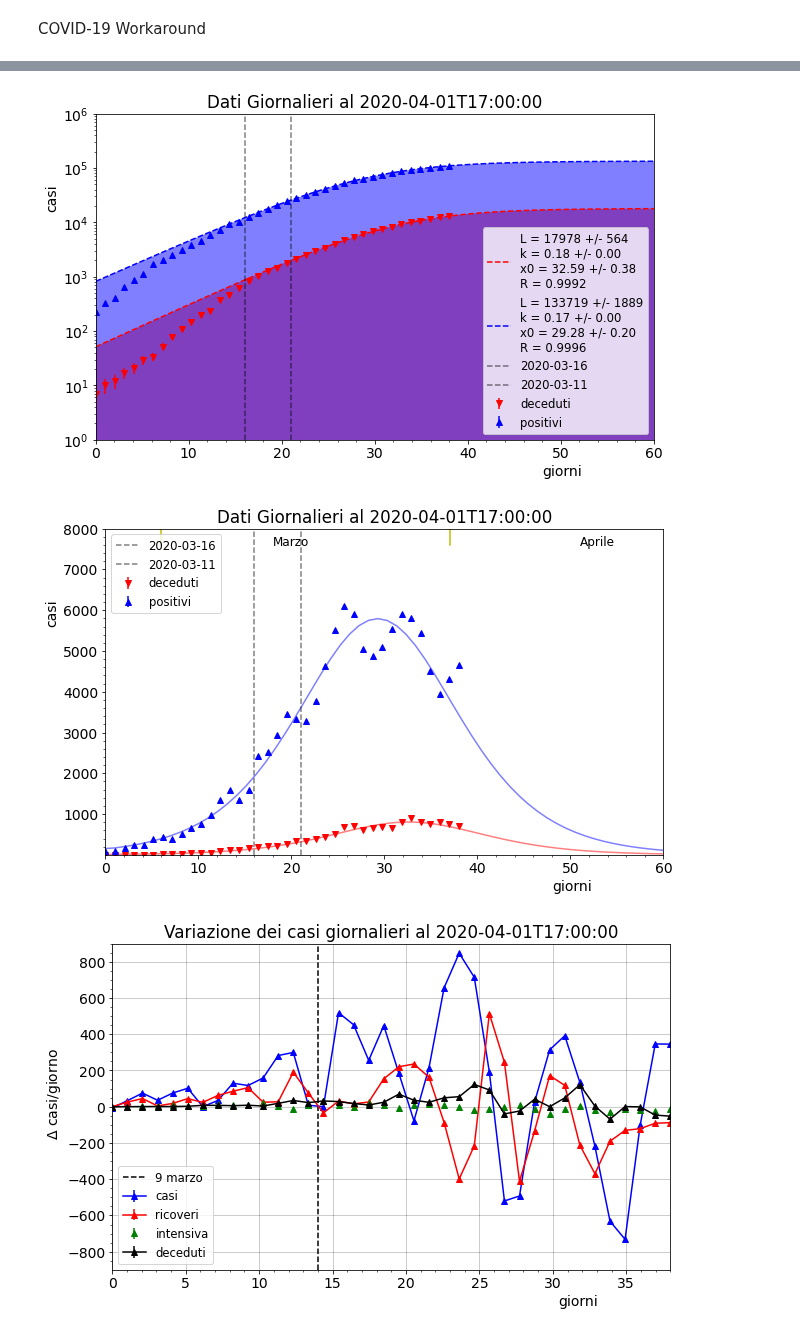
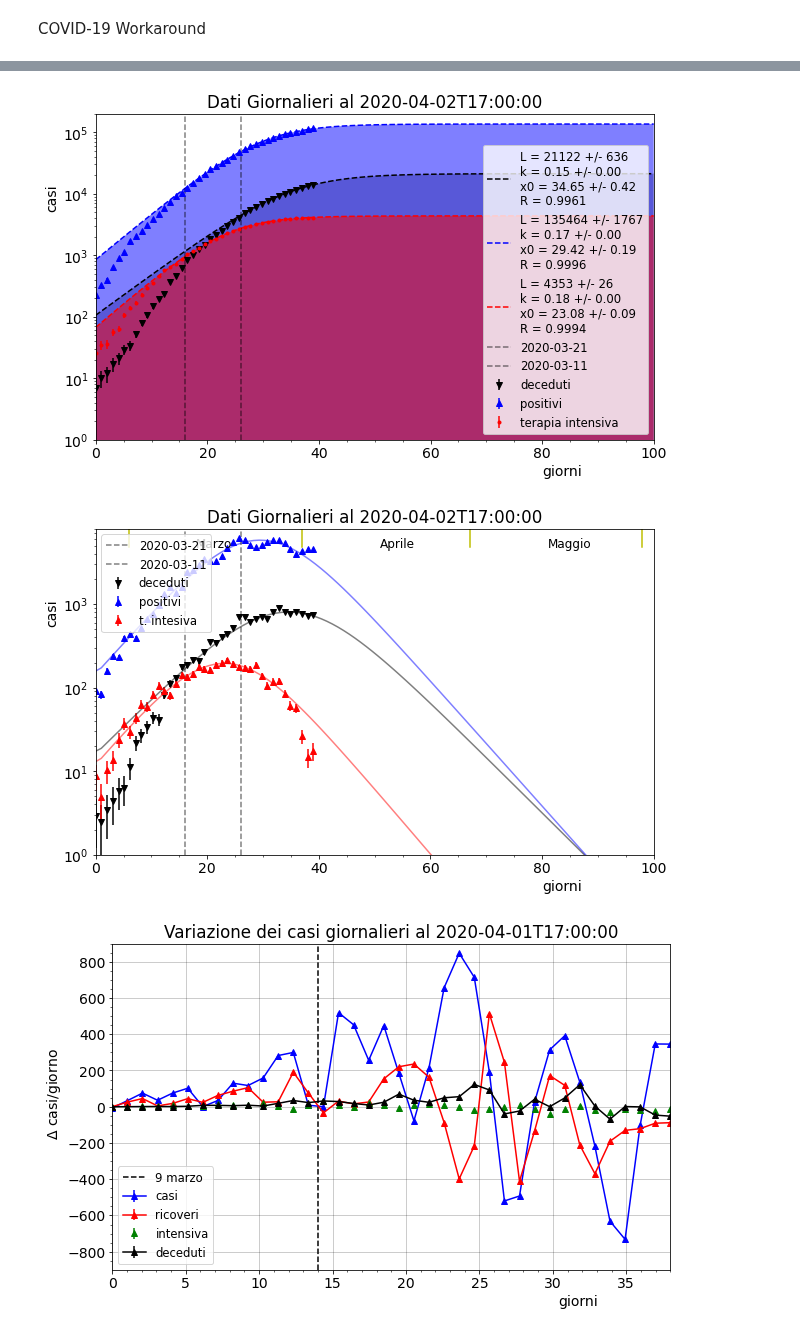
Before and after one commit to lorenzopaolucci/studenti, a Jupyter notebook: covid19.ipynb, the cells around one changed output, grey strips where cells are left out. Saved outputs shown, nothing was run; the diff lists cells and outputs as text; code cells hidden in the pictures.

```diff
--- a/covid19.ipynb
+++ b/covid19.ipynb
@@ -250,28 +250,40 @@ plt.show()
 # %%
 T_days =  len(df)
 x = np.linspace(0, T_days, T_days)
-fit_cut_l = 21
+fit_cut_l = 26
 fit_cut_lc = 16
 fit_cut_g = 0
 
 fig, ax = plt.subplots(figsize=(10,6))
 
+y_int_IT = df['deceduti']
 y2_int_IT = df['totale_casi']
-y_int_IT = df['deceduti']
+
+y3_int_IT = df['terapia_intensiva']
 err_IT = np.sqrt(y_int_IT)
 err2_IT = np.sqrt(y2_int_IT)
+err3_IT = np.sqrt(y3_int_IT)
 
-ax.errorbar(x, y_int_IT, yerr=err_IT, fmt='rv', label='deceduti')
+ax.errorbar(x, y_int_IT, yerr=err_IT, fmt='kv', label='deceduti')
 ax.errorbar(x, y2_int_IT, yerr=err2_IT, fmt='b^', label='positivi')
+ax.errorbar(x, y3_int_IT, yerr=err3_IT, fmt='r.', label='terapia intensiva')
+
 
 popt_l_i,pcov_l_i = curve_fit(Logistic,x[x>fit_cut_l], y_int_IT[x>fit_cut_l],
                               p0=[10000.,0.5, 20.], sigma=err_IT[x>fit_cut_l])
 perr_l_i = np.sqrt(np.diag(pcov_l_i))
+
 popt_l_ic,pcov_l_ic = curve_fit(Logistic,x[x>fit_cut_lc], y2_int_IT[x>fit_cut_lc],
                                 p0=[100000.,0.5, 20.], sigma=err2_IT[x>fit_cut_lc])
 perr_l_ic = np.sqrt(np.diag(pcov_l_ic))
-r2_l_i=r2_score(df['deceduti'], Logistic(x, *popt_l_i))
-r2_l_ic=r2_score(df['totale_casi'], Logistic(x, *popt_l_ic))
+
+popt_l_it,pcov_l_it = curve_fit(Logistic,x[x>fit_cut_lc], y3_int_IT[x>fit_cut_lc],
+                                p0=[1000.,0.5, 20.], sigma=err3_IT[x>fit_cut_lc])
+perr_l_it = np.sqrt(np.diag(pcov_l_it))
+
+r2_l_i=r2_score(y_int_IT, Logistic(x, *popt_l_i))
+r2_l_ic=r2_score(y2_int_IT, Logistic(x, *popt_l_ic))
+r2_l_it=r2_score(y3_int_IT , Logistic(x, *popt_l_it))
 
 #popt_g_i,pcov_g_i = curve_fit(Gompertz,x[x>fit_cut_g], y_int_IT[x>fit_cut_g], p0=[10000.,10., -0.04])
 #perr_g_i = np.sqrt(np.diag(pcov_g_i))
@@ -280,23 +292,29 @@ x = np.linspace(0, 100, 100)
 
 # ax.plot(x, Gompertz(x, *popt_g_i), 'b--', label='a = {0:.2f} +/- {1:.2f}\nb = {2:.2f} +/- {3:.2f} \
 # \nc = {4:.2f} +/- {5:.2f}'.format(popt_g_i[0], perr_g_i[0], popt_g_i[1], perr_g_i[1], popt_g_i[2], perr_g_i[2]))
-ax.plot(x, Logistic(x, *popt_l_i), 'r--', label='L = {0:.0f} +/- {1:.0f}\nk = {2:.2f} +/- {3:.2f} \
+ax.plot(x, Logistic(x, *popt_l_i), 'k--', label='L = {0:.0f} +/- {1:.0f}\nk = {2:.2f} +/- {3:.2f} \
 \nx0 = {4:.2f} +/- {5:.2f}\nR = {6:.4f}'.format(popt_l_i[0], perr_l_i[0], popt_l_i[1], perr_l_i[1],
                                                 popt_l_i[2], perr_l_i[2], r2_l_i))
-ax.fill_between(x, 0, Logistic(x, *popt_l_i), facecolor='red', alpha=0.5)
+ax.fill_between(x, 0, Logistic(x, *popt_l_i), facecolor='black', alpha=0.3)
+
 ax.plot(x, Logistic(x, *popt_l_ic), 'b--', label='L = {0:.0f} +/- {1:.0f}\nk = {2:.2f} +/- {3:.2f} \
 \nx0 = {4:.2f} +/- {5:.2f}\nR = {6:.4f}'.format(popt_l_ic[0], perr_l_ic[0], popt_l_ic[1], perr_l_ic[1],
                                                 popt_l_ic[2], perr_l_ic[2], r2_l_ic))
 ax.fill_between(x, 0, Logistic(x, *popt_l_ic), facecolor='blue', alpha=0.5)
 
+ax.plot(x, Logistic(x, *popt_l_it), 'r--', label='L = {0:.0f} +/- {1:.0f}\nk = {2:.2f} +/- {3:.2f} \
+\nx0 = {4:.2f} +/- {5:.2f}\nR = {6:.4f}'.format(popt_l_it[0], perr_l_it[0], popt_l_it[1], perr_l_it[1],
+                                                popt_l_it[2], perr_l_it[2], r2_l_it))
+ax.fill_between(x, 0, Logistic(x, *popt_l_it), facecolor='red', alpha=0.5)
+
 ax.axvline(fit_cut_l, color='black', linestyle='--', label='{:s}'.format(df.iloc[fit_cut_l, 0][0:10]), alpha=0.5)
 ax.axvline(fit_cut_lc, color='black', linestyle='--', label='{:s}'.format(df.iloc[fit_cut_lc, 0][0:10]), alpha=0.5)
 
 
-ymax = 1000000
+ymax = 200000
 yptxt = ymax - ymax*0.05
 ax.set_ylim(1,ymax)
-ax.set_xlim(0,60)
+ax.set_xlim(0,100)
 
 ax.set_title('Dati Giornalieri al '+str(np.array(df['data'])[-1]))
 ax.set_xlabel('giorni', horizontalalignment = 'left', x=0.8)
@@ -308,47 +326,52 @@ plt.show()
 
 fig, ax = plt.subplots(figsize=(10,6))
 x = np.linspace(0, T_days, T_days)
-err_IT = np.sqrt(np.gradient(df['deceduti'],x))
-err2_IT = np.sqrt(np.gradient(df['totale_casi'],x))
-ax.errorbar(x, np.gradient(df['deceduti'],x), yerr=err_IT, fmt='rv', label='deceduti')
+err_IT = np.sqrt(np.gradient(y_int_IT,x))
+err2_IT = np.sqrt(np.gradient(y2_int_IT,x))
+err3_IT = np.sqrt(np.gradient(y3_int_IT,x))
+ax.errorbar(x, np.gradient(y_int_IT,x), yerr=err_IT, fmt='kv', label='deceduti')
 
-ax.errorbar(x, np.gradient(df['totale_casi'],x), yerr=err_IT, fmt='b^', label='positivi')
+ax.errorbar(x, np.gradient(y2_int_IT,x), yerr=err2_IT, fmt='b^', label='positivi')
+
+ax.errorbar(x, np.gradient(y3_int_IT,x), yerr=err3_IT, fmt='r^', label='t. intesiva')
+
 
 
 
 x = np.linspace(0, 100, 100)
 # ax.plot(x, np.gradient(Gompertz(x, *popt_g_i),x), 'b-', label='Gompertz-IT', alpha=0.5)
 # ax.fill_between(x, 0, np.gradient(Gompertz(x, *popt_g_i),x), facecolor='blue', alpha=0.5)
-ax.plot(x, np.gradient(Logistic(x, *popt_l_i), x), 'r-', alpha=0.5)
+ax.plot(x, np.gradient(Logistic(x, *popt_l_i), x), 'k-', alpha=0.5)
 #ax.fill_between(x, 0, np.gradient(Logistic(x, *popt_l_i),x), facecolor='red', alpha=0.5)
 ax.plot(x, np.gradient(Logistic(x, *popt_l_ic), x), 'b-', alpha=0.5)
+ax.plot(x, np.gradient(Logistic(x, *popt_l_it), x), 'r-', alpha=0.5)
 #ax.fill_between(x, 0, np.gradient(Logistic(x, *popt_l_ic),x), facecolor='blue', alpha=0.5)
 
 ymax = 8000
-yptxt = ymax - ymax*0.05
+yptxt = ymax - ymax*0.40
 ax.set_ylim(1,ymax)
-ax.set_xlim(0,60)
+ax.set_xlim(0,100)
 ax.plot([6,6], [yptxt,ymax], 'y-')
 ax.plot([6+31,6+31], [yptxt,ymax], 'y-')
 ax.plot([6+31+30,6+31+30], [yptxt,ymax], 'y-')
 ax.plot([6+31+30+31,6+31+30+31], [yptxt,ymax], 'y-')
 ax.text(6+12, yptxt, 'Marzo', fontsize=12)
 ax.text(6+45, yptxt, 'Aprile', fontsize=12)
-#ax.text(6+75, yptxt, 'Maggio', fontsize=12)
+ax.text(6+75, yptxt, 'Maggio', fontsize=12)
 ax.axvline(fit_cut_l, color='black', linestyle='--', label='{:s}'.format(df.iloc[fit_cut_l, 0][0:10]), alpha=0.5)
 ax.axvline(fit_cut_lc, color='black', linestyle='--', label='{:s}'.format(df.iloc[fit_cut_lc, 0][0:10]), alpha=0.5)
 
 ax.set_title('Dati Giornalieri al '+str(np.array(df['data'])[-1]))
 ax.set_xlabel('giorni', horizontalalignment = 'left', x=0.8)
 ax.set_ylabel('casi', horizontalalignment = 'left', y=0.7)
-# ax.set_yscale('log')
+ax.set_yscale('log')
 plt.minorticks_on()
 plt.legend(loc=2, prop={'size':'small'})
 plt.show()
 save_popt_l_i=popt_l_i
 # %% [output]
-[figure, old version]
+[figure, new version]
-[figure, old version]
+[figure, new version]
 # %%
 T_days =  len(df)
 #from scipy.interpolate import spline
```
Also changed, not shown: parts of 7 cells of this notebook.
